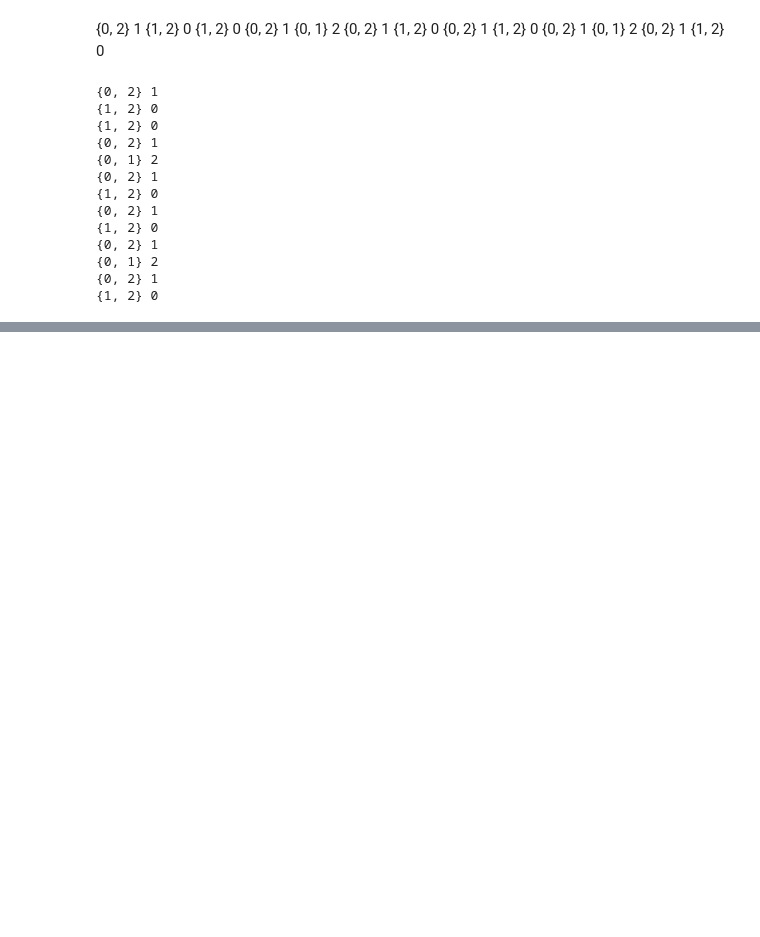
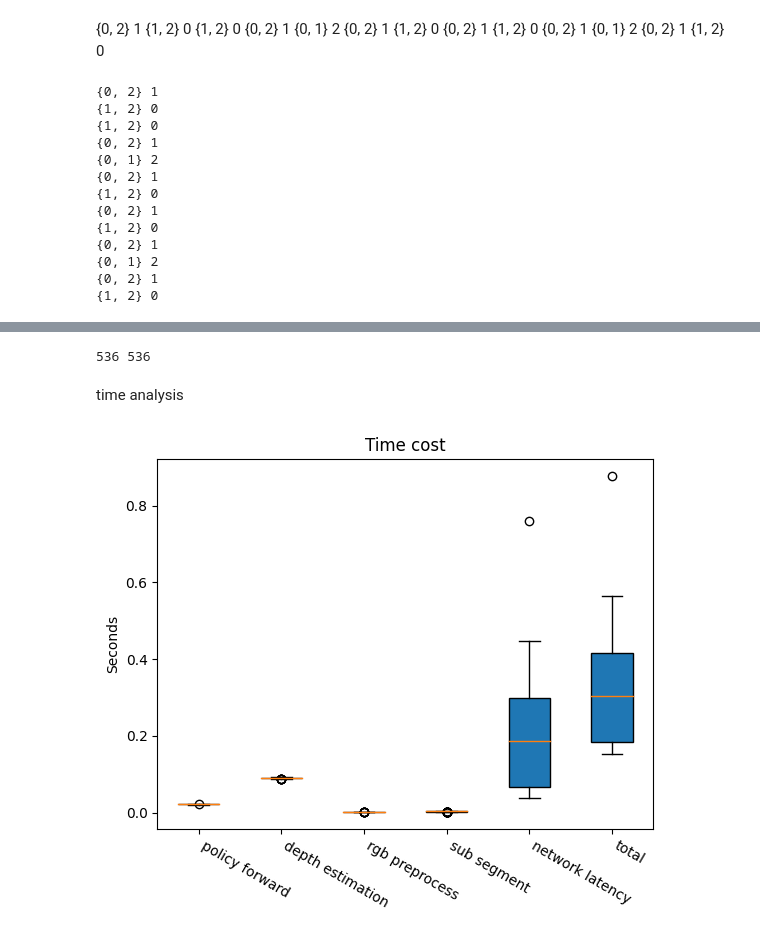
Before and after one commit to RavenKiller/MLANet, a Jupyter notebook: scripts/realscene.ipynb, the cells around one changed output, grey strips where cells are left out. Saved outputs shown, nothing was run; the diff lists cells and outputs as text; code cells hidden in the pictures; blank space fills up the shorter version.

Commit message:
prepare for close loop test

```diff
--- a/scripts/realscene.ipynb
+++ b/scripts/realscene.ipynb
@@ -515,0 +314,20 @@ I0410 15:12:25.042290 21199 Simulator.cpp:54] Deconstructing Simulator
+# %%
+import pickle
+import numpy as np
+with open("../all_obs_close.pkl", "rb") as f:
+    all_obs_close = pickle.load(f)
+with open("../all_obs_open.pkl", "rb") as f:
+    all_obs_open = pickle.load(f)
+# %%
+import matplotlib.pyplot as plt
+print(len(all_obs_close), len(all_obs_open))
+summm = 0
+for i in range(len(all_obs_open)):
+    record_close = all_obs_close[i]
+    record_open = all_obs_open[i]
+    # print(np.sum(record_close["rgb"]-record_open["rgb"]))
+    # print(np.sum(record_close["depth"]-record_open["depth"]))
+    # print(np.sum(np.array(record_close["instruction"]["tokens"])-np.array(record_open["instruction"]["tokens"])))
+    summm += (np.sum(record_close["rgb"]-record_open["rgb"])+np.sum(record_close["depth"]-record_open["depth"])+np.sum(np.array(record_close["instruction"]["tokens"])-np.array(record_open["instruction"]["tokens"])))
+# %% [output]
+536 536
@@ -515,0 +357,36 @@ I0410 15:12:25.042290 21199 Simulator.cpp:54] Deconstructing Simulator
+# %% [markdown]
+time analysis
+# %%
+import json
+import matplotlib.pyplot as plt
+import numpy as np
+with open("../../time_infos.json", "r") as f:
+    time_infos = json.loads(f.read())
+policy_forward = []
+depth_estimation = []
+rgb_preprocess = []
+sub_segment = []
+network_latency = []
+total = []
+for v in time_infos:
+    policy_forward.append(v["forward"])
+    depth_estimation.append(v["observation_detail"]["depth"])
+    rgb_preprocess.append(v["observation_detail"]["rgb"])
+    sub_segment.append(v["observation_detail"]["sub"])
+    network_latency.append(v["network_latency"])
+    total.append(v["total"])
+# %%
+# plt.boxplot([policy_forward, depth_estimation])
+all_data = [policy_forward, depth_estimation, rgb_preprocess, sub_segment, network_latency, total]
+labels = ["policy forward", "depth estimation", "rgb preprocess", "sub segment", "network latency", "total"]
+bplot1 = plt.boxplot(all_data,
+                     vert=True,  # vertical box alignment
+                     patch_artist=True,  # fill with color
+                     labels=labels)  # will be used to label x-ticks
+plt.title('Time cost')
+plt.ylabel("Seconds")
+ax = plt.gca()
+plt.setp(ax.get_xticklabels(), rotation=-30, horizontalalignment='left')
+plt.show()
+# %% [output]
+[figure, added]
```
Also changed, not shown: parts of 4 cells of this notebook, 8 other files.
